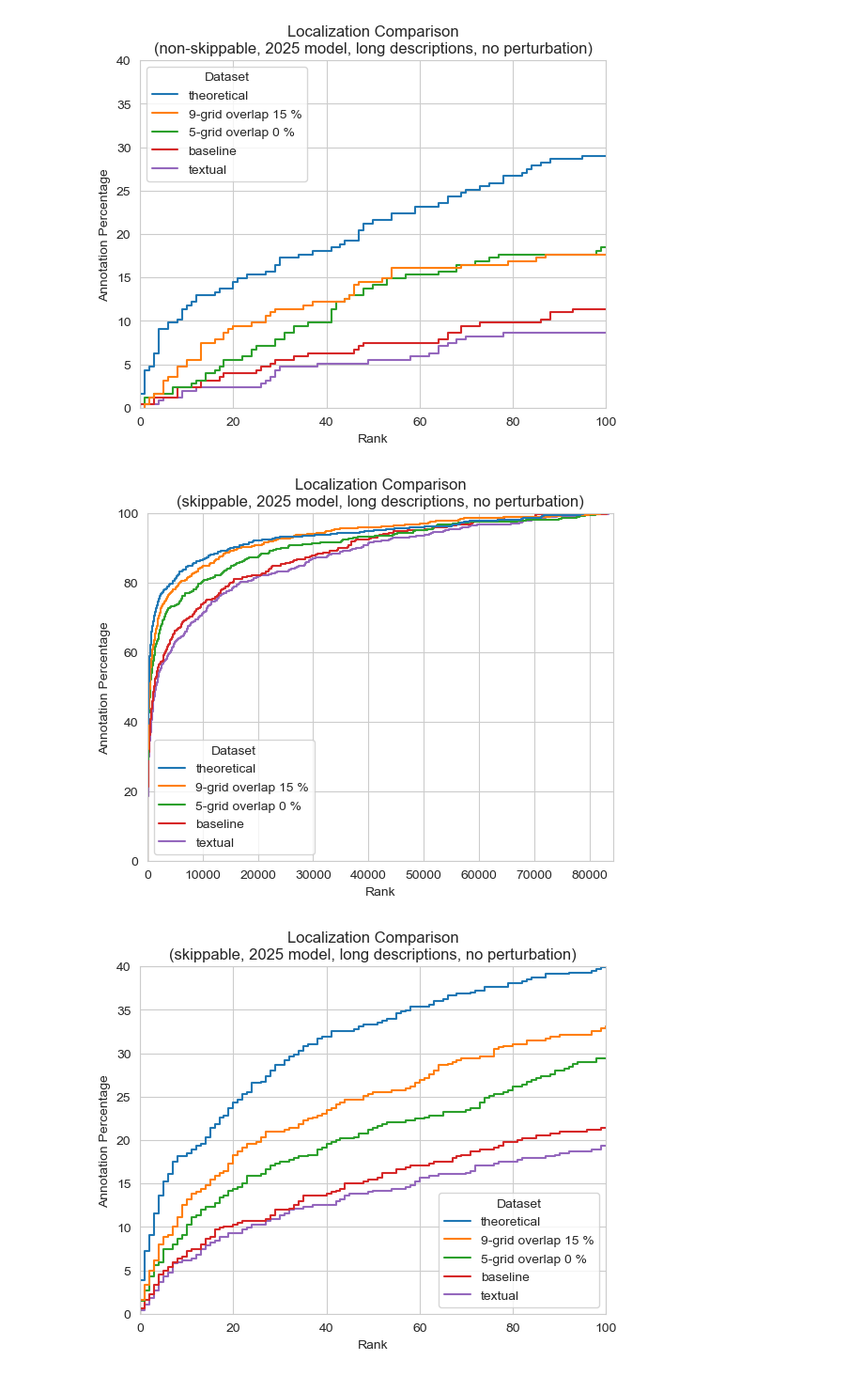
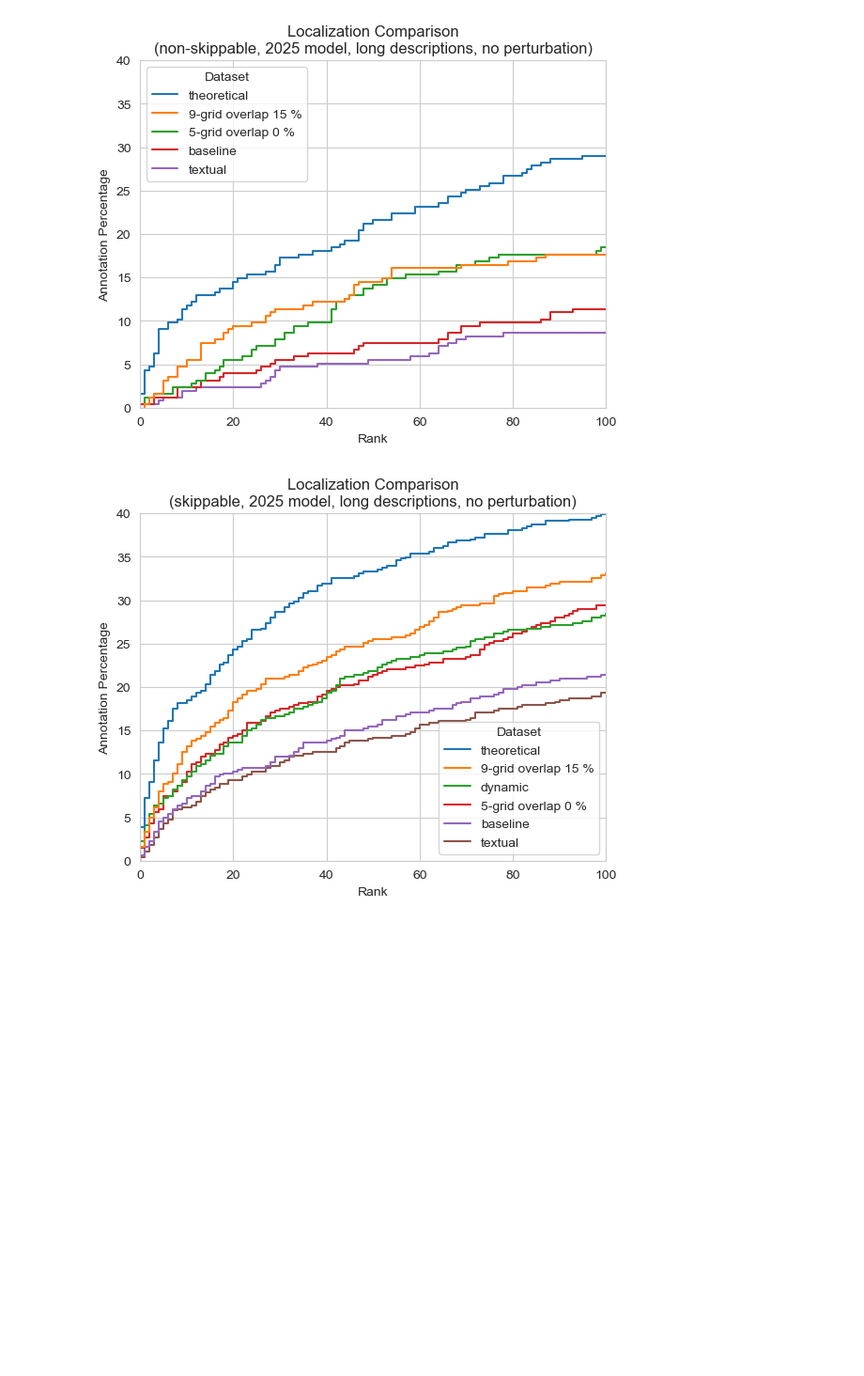
Before and after one commit to eceltov/V3Project, a Jupyter notebook: report.ipynb, the cells around one changed output. Shown at 94% size. Cells and saved outputs as stored; diff of their text form; code cells hidden in the pictures; blank space fills up the shorter version.

```diff
--- a/report.ipynb
+++ b/report.ipynb
@@ -15,7 +15,7 @@ import lib.processingTool as pt
 # %%
 static_raw = pd.read_csv("results/staticResults.csv", index_col=0)
 optimal_raw = pd.read_csv("results/optimalResults.csv", index_col=0)
-dynamic = pd.read_csv("results/dynamicResults.csv", index_col=0)
+dynamic_raw = pd.read_csv("results/dynamicResults.csv", index_col=0)
 annotations = pd.read_csv("results/annotations.csv")
 filepaths, _, _, _ = pt.get_MVK_metadata()
 dataset_size = len(filepaths)
@@ -27,6 +27,8 @@ static_raw["IoU"].mean()
 # filter out tests outside of the annotations (annotations are cleaned of duplicates, tests are not)
 static = static_raw.merge(right=annotations, on=["author", "skippable", "annotation_id"], how="left").dropna(subset=['desc_short']).rename({"frame_idx_x": "frame_idx"}, axis=1)
 static = static[static_raw.columns]
+dynamic = dynamic_raw.merge(right=annotations, on=["author", "skippable", "annotation_id"], how="left").dropna(subset=['desc_short']).rename({"frame_idx_x": "frame_idx"}, axis=1)
+dynamic = dynamic[dynamic_raw.columns]
 optimal = optimal_raw.merge(right=annotations, on=["author", "skippable", "annotation_id"], how="left").dropna(subset=['desc_short']).rename({"frame_idx_x": "frame_idx"}, axis=1)
 optimal = optimal[optimal_raw.columns]
 # %%
@@ -199,6 +201,30 @@ def get_filtered_ranks(skippable: bool = None, kind: str = None, model_year: int
     filter &= selected_filters[i]
 
   return merged_ranks[filter]
+# %%
+ranks_long = dynamic.drop("rank_short", axis=1).rename(columns={"rank_long": "rank"})
+ranks_long.insert(5, "description_kind", ["long"] * dynamic.shape[0])
+ranks_short = dynamic.drop("rank_long", axis=1).rename(columns={"rank_short": "rank"})
+ranks_short.insert(5, "description_kind", ["short"] * dynamic.shape[0])
+merged_ranks_dynamic = pd.concat([ranks_short, ranks_long])
+
+def get_filtered_ranks_dynamic(skippable: bool = None, model_year: int = None, description_kind: str = None,):
+  selected_filters = []
+  if skippable != None:
+    selected_filters.append(merged_ranks_dynamic["skippable"] == skippable)
+  if model_year != None:
+    selected_filters.append(merged_ranks_dynamic["model_year"] == model_year)
+  if description_kind != None:
+    selected_filters.append(merged_ranks_dynamic["description_kind"] == description_kind)
+
+  if len(selected_filters) == 0:
+    return merged_ranks_dynamic
+
+  filter = selected_filters[0]
+  for i in range(1, len(selected_filters)):
+    filter &= selected_filters[i]
+
+  return merged_ranks_dynamic[filter]
 # %% [markdown]
 There is a total of four boolean parameters used to filter the static dataset:
 - Model year.
@@ -651,39 +679,40 @@ filtered_9_grid = get_filtered_ranks(skippable=True, model_year=2025, descriptio
 filtered_textual = get_filtered_ranks(skippable=True, model_year=2025, description_kind="long", kind="textual_long", pertubation_factor=0)
 filtered_baseline = get_filtered_ranks(skippable=True, model_year=2025, description_kind="long", kind="whole")
 filtered_optimal = get_filtered_ranks_optimal(skippable=True, model_year=2025, description_kind="long", box_enlargements=0)
+filtered_dynamic = get_filtered_ranks_dynamic(skippable=True, model_year=2025, description_kind="long")
 
 
 # remove rows from the @filtered_dataset so that it matches the @filtered_optimal dataset
 def confine_to_annotation_ids(filtered_dataset, filtered_optimal):
   # not all authors were processed
   unique_authors = filtered_optimal["author"].unique()
   filtered_dataset = filtered_dataset[filtered_dataset["author"].isin(unique_authors)]
 
   dataset_fragments = []
   for author in unique_authors:
     dataset_fragment = filtered_dataset[filtered_dataset["author"] == author]
     optimal_fragment = filtered_optimal[filtered_optimal["author"] == author]
     ids = optimal_fragment["annotation_id"]
     dataset_fragment = dataset_fragment[dataset_fragment["annotation_id"].isin(ids)]
     dataset_fragments.append(dataset_fragment)
   return pd.concat(dataset_fragments)
 
 filtered_static = confine_to_annotation_ids(filtered_static, filtered_optimal)
 filtered_9_grid = confine_to_annotation_ids(filtered_9_grid, filtered_optimal)
 filtered_textual = confine_to_annotation_ids(filtered_textual, filtered_optimal)
 filtered_baseline = confine_to_annotation_ids(filtered_baseline, filtered_optimal)
+filtered_dynamic = confine_to_annotation_ids(filtered_dynamic, filtered_optimal)
 
 # join them together
 filtered_static.insert(0, "dataset", ["5-grid overlap 0 %"] * filtered_static.shape[0])
 filtered_9_grid.insert(0, "dataset", ["9-grid overlap 15 %"] * filtered_9_grid.shape[0])
 filtered_textual.insert(0, "dataset", ["textual"] * filtered_textual.shape[0])
 filtered_baseline.insert(0, "dataset", ["baseline"] * filtered_baseline.shape[0])
 filtered_optimal.insert(0, "dataset", ["theoretical"] * filtered_optimal.shape[0])
-filtered = pd.concat([filtered_optimal, filtered_9_grid, filtered_static, filtered_baseline, filtered_textual])
+filtered_dynamic.insert(0, "dataset", ["dynamic"] * filtered_dynamic.shape[0])
+filtered = pd.concat([filtered_optimal, filtered_9_grid, filtered_dynamic, filtered_static, filtered_baseline, filtered_textual])
 
-plot_cumulative("Localization Comparison\n(skippable, 2025 model, long descriptions, no perturbation)", filtered, max_rank=dataset_size, max_percentage=100)
 plot_cumulative("Localization Comparison\n(skippable, 2025 model, long descriptions, no perturbation)", filtered)
 # %% [output]
-[figure, old version]
+[figure, new version]
-[figure, removed]
 # %%
```
Also changed, not shown: parts of 7 cells of this notebook, 3 other files.
